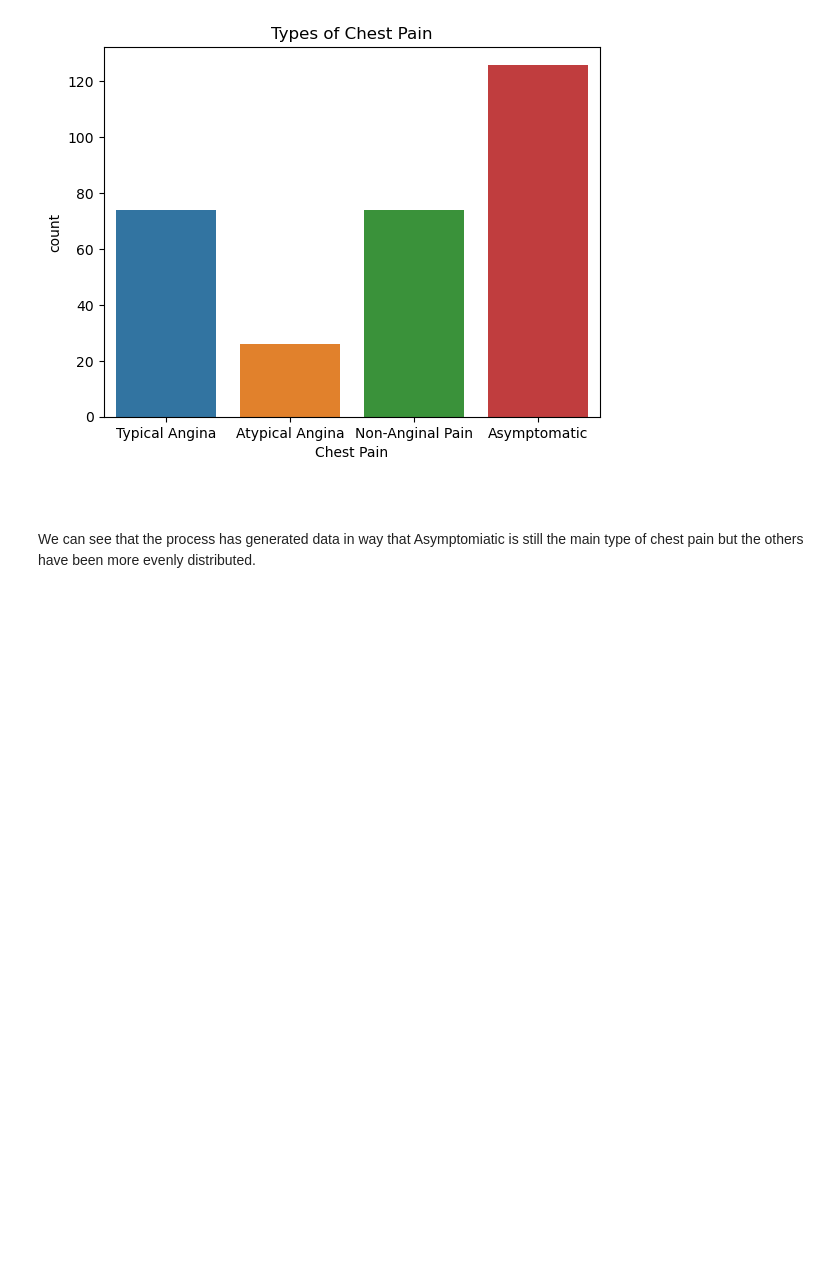
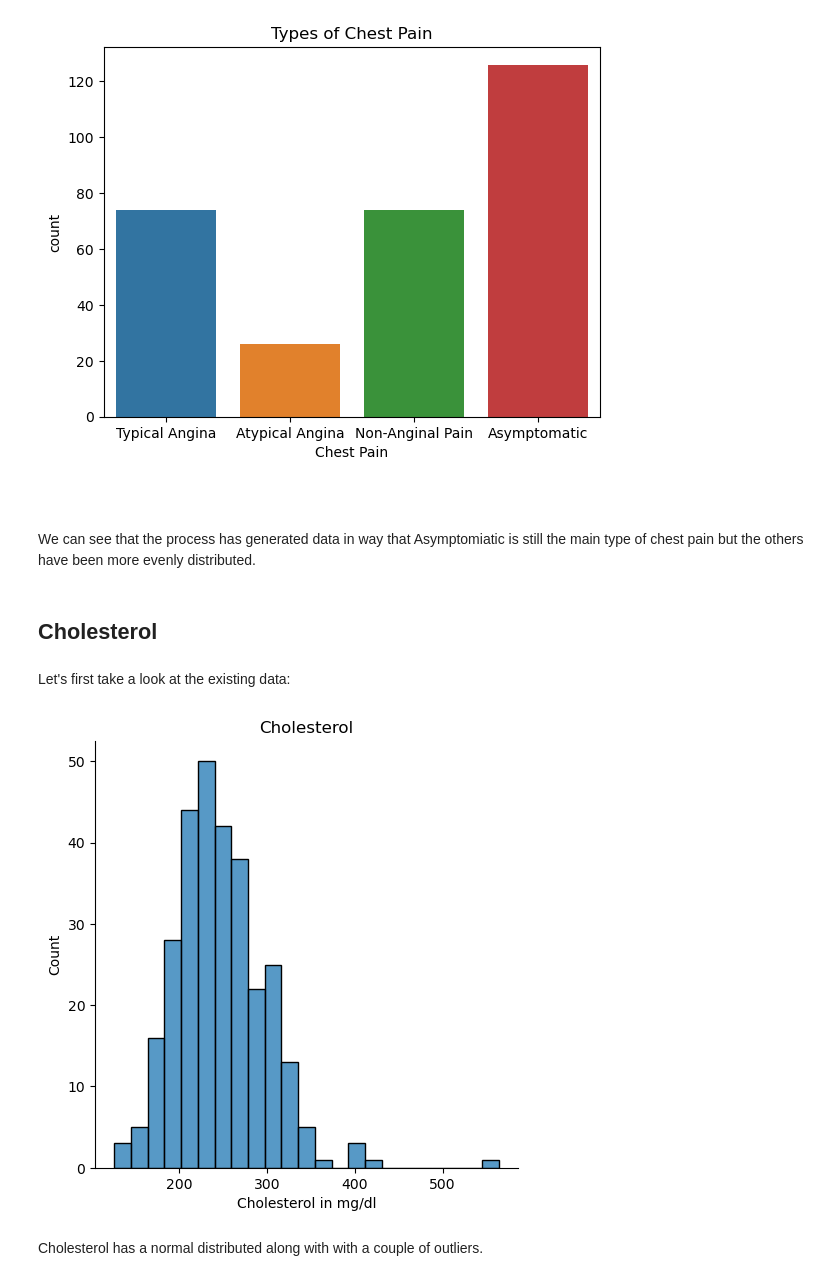
Before and after one commit to frankquinn89/PROGRAMMING_FOR_DATA_ANALYSIS, a Jupyter notebook: project.ipynb, the cells around one changed output. Cells and saved outputs as stored; diff of their text form; code cells hidden in the pictures; blank space fills up the shorter version.

Commit message:
added inital cholesterol analysis

```diff
--- a/project.ipynb
+++ b/project.ipynb
@@ -409,3 +403,16 @@ mplot.show()
 ###
 # %% [markdown]
 We can see that the process has generated data in way that Asymptomiatic is still the main type of chest pain but the others have been more evenly distributed.
+# %% [markdown]
+## Cholesterol
+# %% [markdown]
+Let's first take a look at the existing data:
+# %%
+sb.displot(heart_data['chol'])
+mplot.title("Cholesterol")
+mplot.xlabel("Cholesterol in mg/dl")
+mplot.show()
+# %% [output]
+[figure, added]
+# %% [markdown]
+Cholesterol has a normal distributed along with with a couple of outliers.
```
Also changed, not shown: parts of 1 cell of this notebook.
